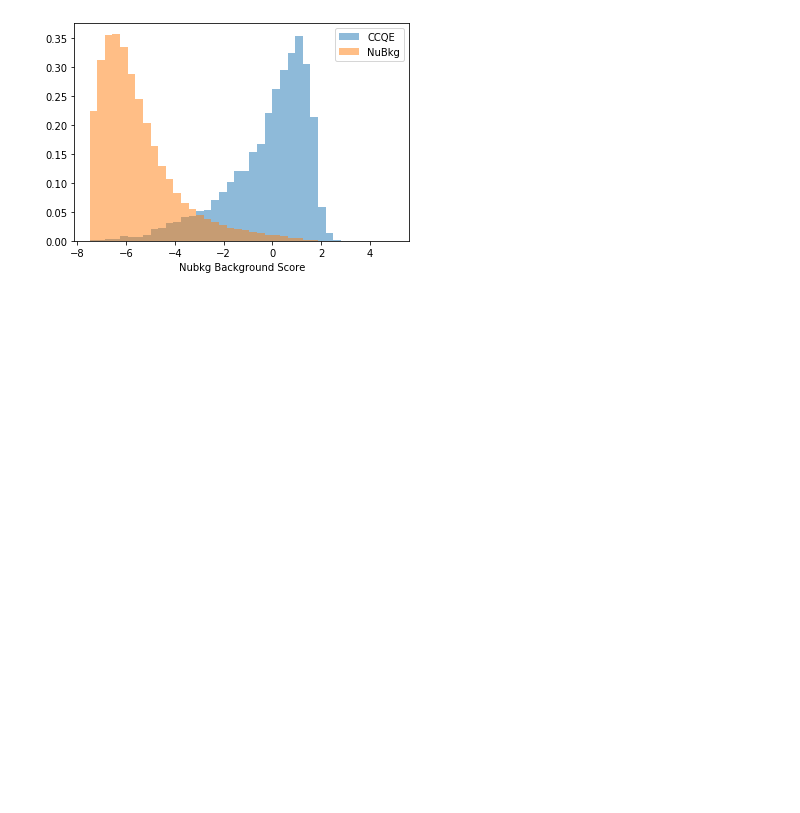
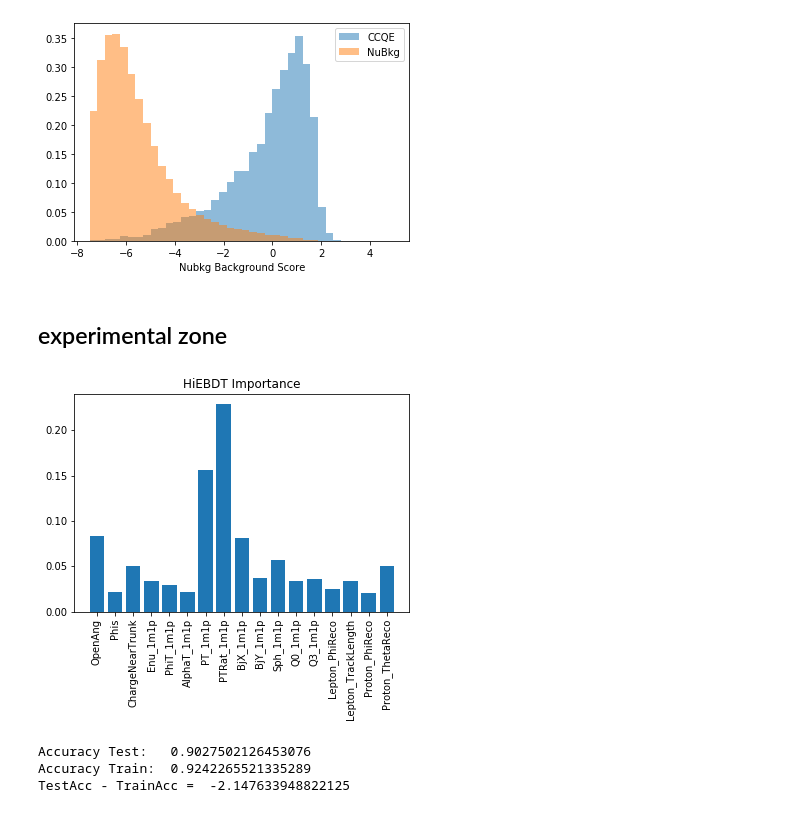
Before and after one commit to LArbys/1L1PSelection, a Jupyter notebook: Notebooks/DL_BDTTraining_1mu1p-prime.ipynb, the cells around one changed output. Cells and saved outputs as stored; diff of their text form; code cells hidden in the pictures; blank space fills up the shorter version.

```diff
--- a/Notebooks/DL_BDTTraining_1mu1p-prime.ipynb
+++ b/Notebooks/DL_BDTTraining_1mu1p-prime.ipynb
@@ -98,8 +98,6 @@ df_dirt_run1_presel = pd.read_parquet('../data/pickles/dirt_run1_nodupes%s.parqu
 # %% [markdown]
 ## This is where the magic happens
 # %%
-# Define signal and background for training.
-
 nbins = 45
 s_annotation = 'All Precuts, Orthogonality Cuts'
 
@@ -108,6 +106,7 @@ df_numu_presel = pd.concat((df_numu_run1_presel,df_numu_run1_presel_lowe))
 df_signal = df_numu_presel.query("mc_label in ['numu_CCQE']")
 df_extbkg = pd.concat([df_ext_run1_presel,df_dirt_run1_presel,df_numu_presel.query("mc_label in ['offvtx','nLmP','badreco']")],sort=False)
 df_nubkg = df_numu_presel.query("mc_label not in ['numu_CCQE']")
+df_hiE = df_numu_presel.query("mc_label not in ['numu_CCQE'] and MC_energyInit > 1000")
 
 #run3
 #df_numu_presel = pd.concat((df_numu_run3_presel,df_numu_run3_presel_lowe,df_nue_run3_presel))
@@ -394,0 +407,2 @@ pickle.dump(bdts,open( "../1mu1pSelection/bdtweights_1m1p_run3_lowe_may13vars.pi
+# %% [markdown]
+## experimental zone
@@ -394,0 +450,48 @@ pickle.dump(bdts,open( "../1mu1pSelection/bdtweights_1m1p_run3_lowe_may13vars.pi
+# %%
+X = df_signal[myvars].values.tolist()
+Y_hiE = df_hiE[myvars].values.tolist()
+
+#######################################################################################################
+Xl = [1 for i in range(len(X))]
+Yl = [0 for i in range(len(Y_hiE))]
+
+seed = 15
+test_size = 0.33
+x_train, x_test, y_train, y_test = train_test_split(asarray(X+Y_hiE), asarray(Xl+Yl), test_size=test_size, random_state=seed)
+
+eval_set = [(x_train, y_train), (x_test, y_test)]
+hiEBDT = XGBClassifier(silent=False,
+                      scale_pos_weight=1,
+                      learning_rate=0.01,
+                      #colsample_bytree = .8,
+                      objective='binary:logistic',
+                      subsample = 0.8,
+                      n_estimators=1000,
+                      max_depth=5,
+                      gamma=5)
+hiEBDT.fit(x_train, y_train)
+
+y_checkV = hiEBDT.predict(x_test) #
+y_checkT = hiEBDT.predict(x_train) #
+#
+predictionsV = [round(value) for value in y_checkV] #
+predictionsT = [round(value) for value in y_checkT] #
+accuracy_diff = (accuracy_score(y_test, predictionsV)-accuracy_score(y_train,predictionsT))*100. #
+
+fig,ax = plt.subplots(figsize=(6,4))
+ax.set_title('HiEBDT Importance')
+plt.bar(range(len(hiEBDT.feature_importances_)), hiEBDT.feature_importances_)
+plt.xticks(range(len(hiEBDT.feature_importances_)),myvars, rotation='vertical')
+plt.show()
+
+acc_test = accuracy_score(y_test, predictionsV)
+acc_train = accuracy_score(y_train,predictionsT)
+accuracy_diff = (acc_test-acc_train)*100. #
+print("Accuracy Test:  ",acc_test)
+print("Accuracy Train: ",acc_train)
+print("TestAcc - TrainAcc = ",accuracy_diff)
+# %% [output]
+[figure, added]
+Accuracy Test:   0.9027502126453076
+Accuracy Train:  0.9242265521335289
+TestAcc - TrainAcc =  -2.147633948822125
```
Also changed, not shown: parts of 11 cells of this notebook, 7 other files.
